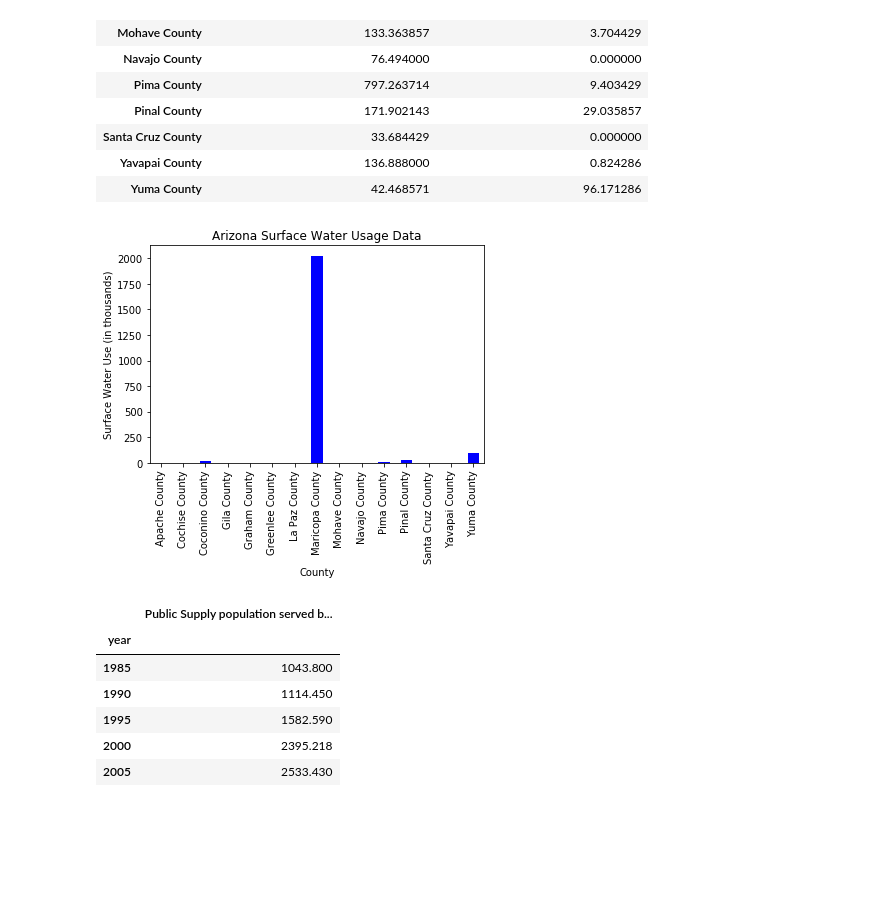
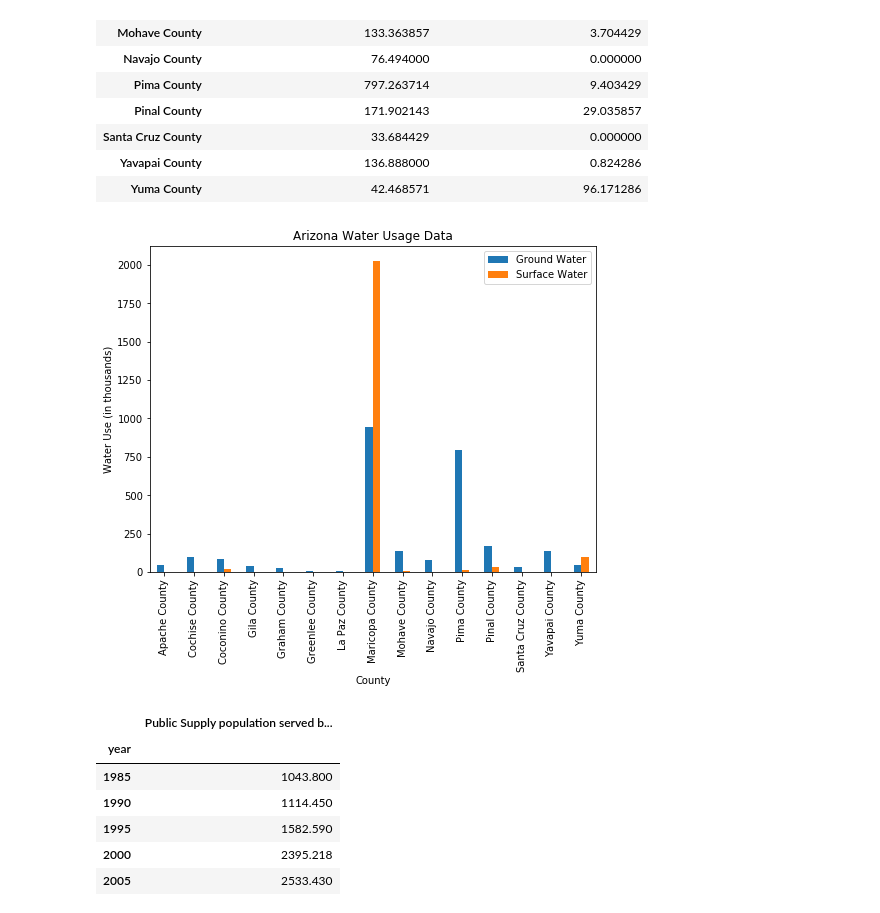
Before and after one commit to davidtracy6984/Climate-Change, a Jupyter notebook: JEFF_Work/arizona_data.ipynb, the cells around one changed output. Saved outputs shown, nothing was run; the diff lists cells and outputs as text; code cells hidden in the pictures; blank space fills up the shorter version.

```diff
--- a/JEFF_Work/arizona_data.ipynb
+++ b/JEFF_Work/arizona_data.ipynb
@@ -53,14 +53,15 @@ AZ_county_summary
 | Yavapai County | 136.888000 | 0.824286 |
 | Yuma County | 42.468571 | 96.171286 |
 # %%
-datapoints = AZ_county_summary[["Average Surface Water Used per County"]]
-datapoints.plot(kind="bar", figsize=(6,4), color = "b", legend=False)
-plt.title("Arizona Surface Water Usage Data")
+datapoints = AZ_county_summary[["Average Ground Water Used per County", "Average Surface Water Used per County"]]
+datapoints.plot(kind="bar", figsize=(8,6), legend=True)
+plt.title("Arizona Water Usage Data")
 plt.xlabel('County')
-plt.ylabel('Surface Water Use (in thousands)')
+plt.ylabel('Water Use (in thousands)')
+plt.legend(["Ground Water", "Surface Water"])
 plt.show()
 # %% [output]
-[figure, old version]
+[figure, new version]
 # %%
 maricopa_county = AZ_raw.loc[AZ_raw["county_name"] == "Maricopa County",:]
 # %%
```
Also changed, not shown: 2 other files.
